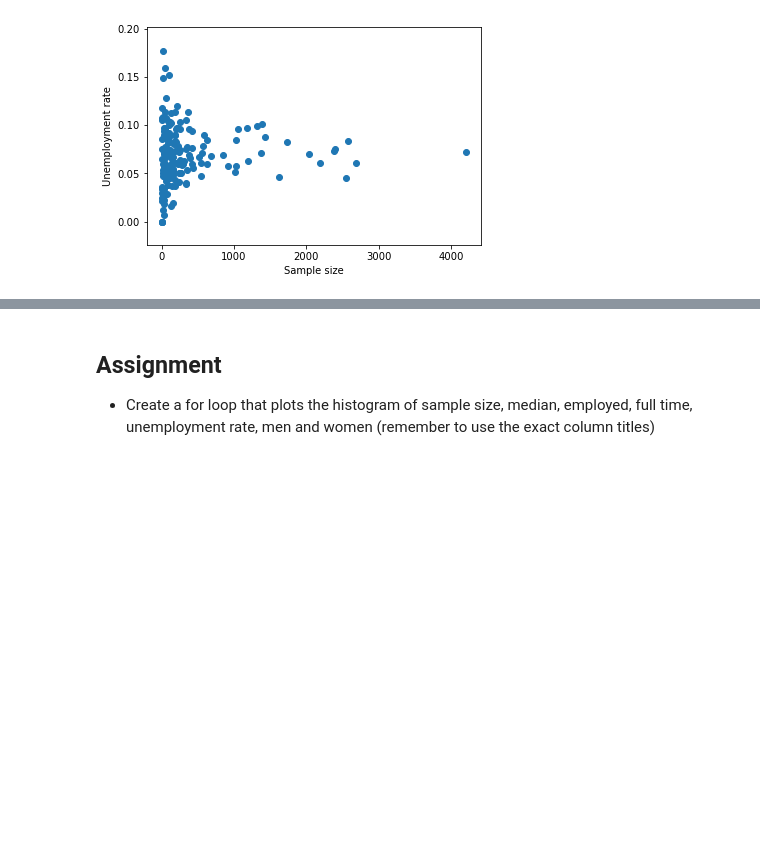
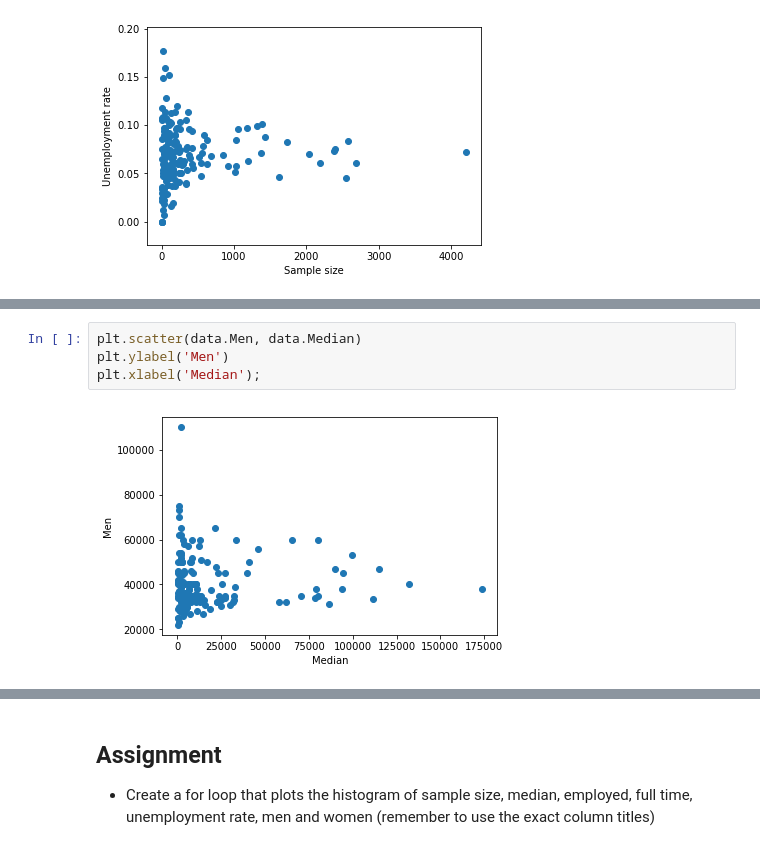
Before and after one commit to mudspringhiker/foundations, a Jupyter notebook: 07_Python_Data_Analysis/college_majors/college.ipynb, the cells around one changed output, grey strips where cells are left out. Cells and saved outputs as stored; diff of their text form; blank space fills up the shorter version.

```diff
--- a/07_Python_Data_Analysis/college_majors/college.ipynb
+++ b/07_Python_Data_Analysis/college_majors/college.ipynb
@@ -135,0 +118,6 @@ plt.xlabel('Sample size');
+# %%
+plt.scatter(data.Men, data.Median)
+plt.ylabel('Men')
+plt.xlabel('Median');
+# %% [output]
+[figure, added]
```
Also changed, not shown: parts of 9 cells of this notebook.
